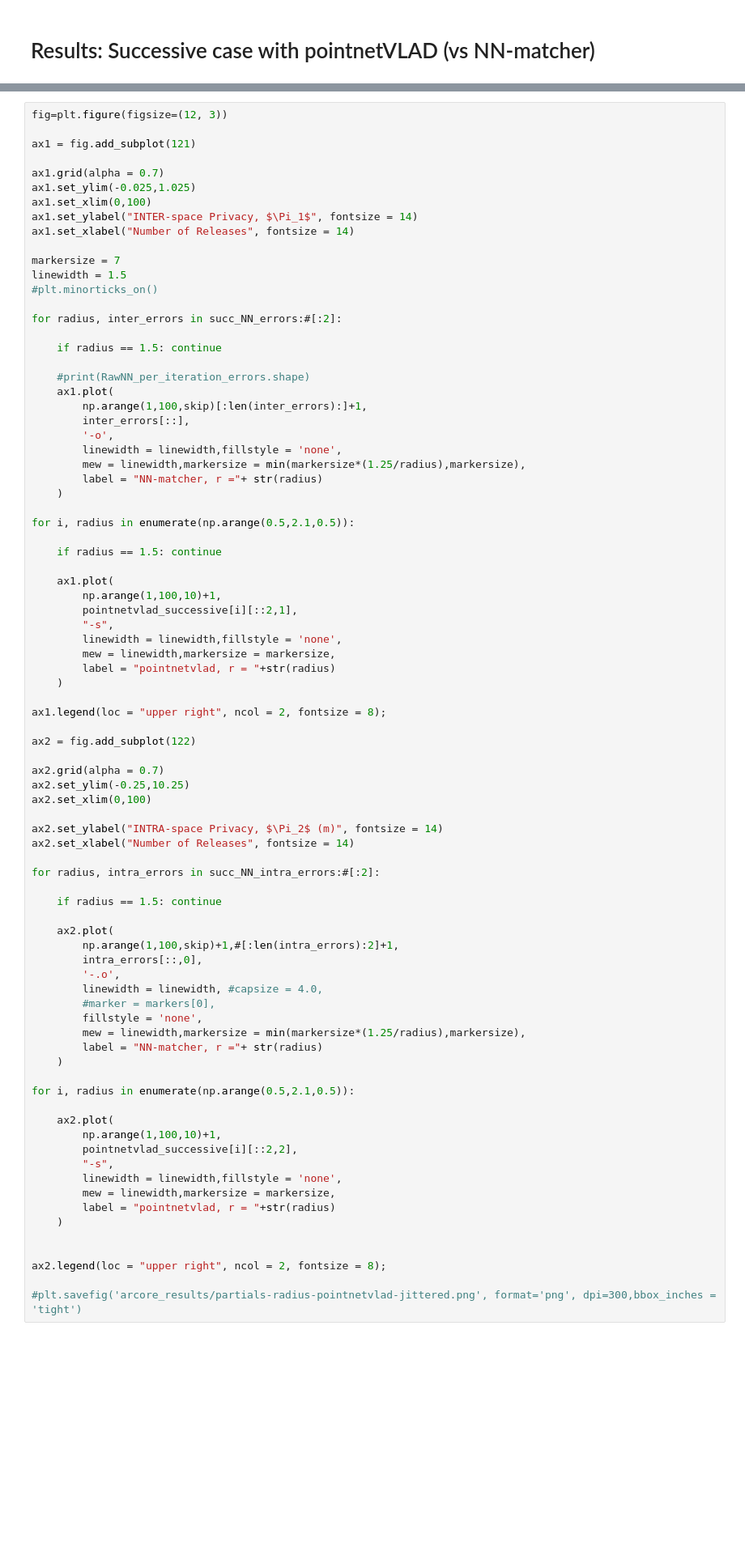
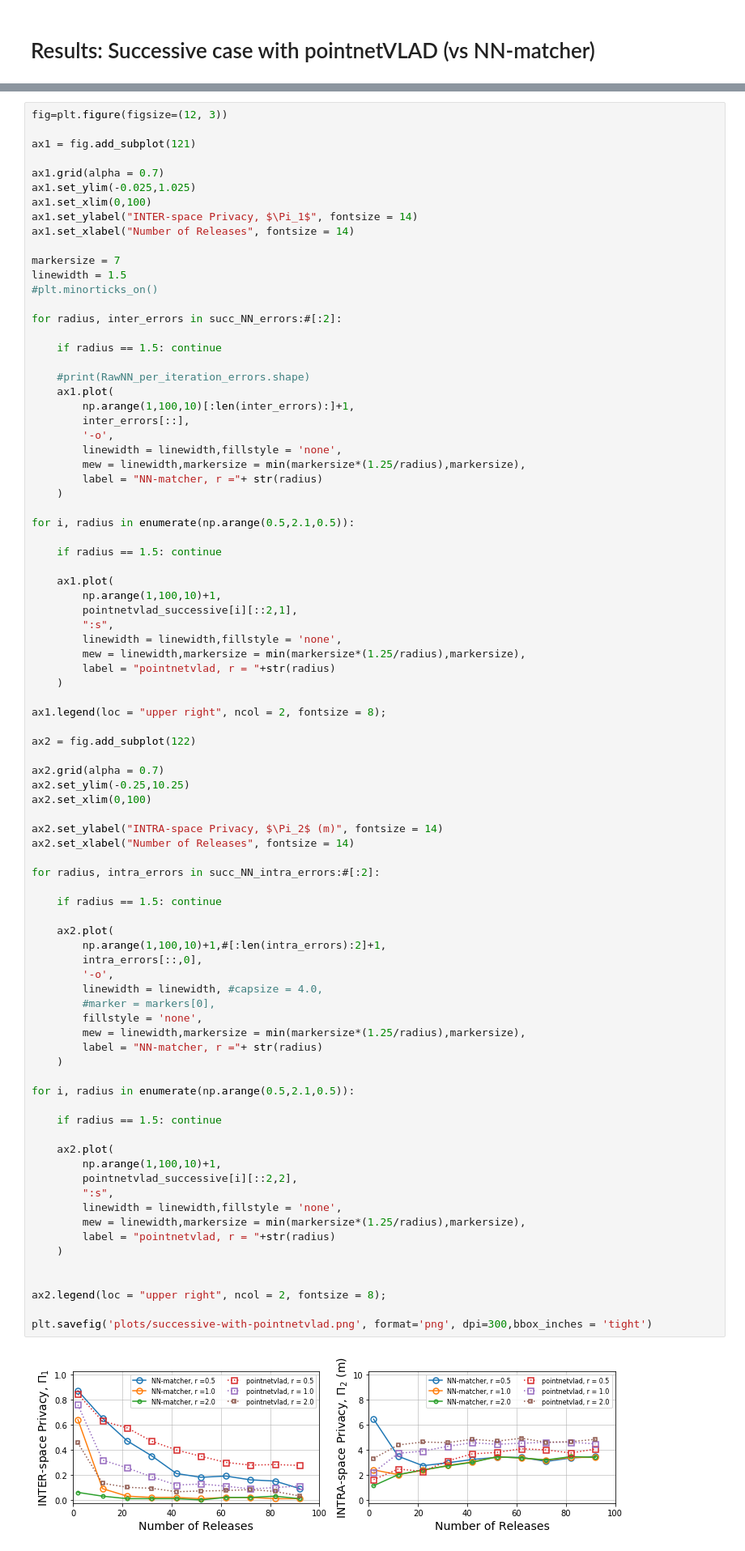
Before and after one commit to spatial-privacy/3d-spatial-privacy, a Jupyter notebook: 03-inference-with-pointnetvlad.ipynb, the cells around one changed output, grey strips where cells are left out. Shown at 81% size. Drawn from its saved outputs; the diff is of its cells as text; blank space fills up the shorter version.

Commit message:
Combined plots.

```diff
--- a/03-inference-with-pointnetvlad.ipynb
+++ b/03-inference-with-pointnetvlad.ipynb
@@ -286,7 +286,7 @@ for radius, inter_errors in succ_NN_errors:#[:2]:
 
     #print(RawNN_per_iteration_errors.shape)
     ax1.plot(
-        np.arange(1,100,skip)[:len(inter_errors):]+1,
+        np.arange(1,100,10)[:len(inter_errors):]+1,
         inter_errors[::],
         '-o',
         linewidth = linewidth,fillstyle = 'none',
@@ -301,9 +301,9 @@ for i, radius in enumerate(np.arange(0.5,2.1,0.5)):
     ax1.plot(
         np.arange(1,100,10)+1,
         pointnetvlad_successive[i][::2,1],
-        "-s",
+        ":s",
         linewidth = linewidth,fillstyle = 'none',
-        mew = linewidth,markersize = markersize,
+        mew = linewidth,markersize = min(markersize*(1.25/radius),markersize),
         label = "pointnetvlad, r = "+str(radius)
     )
 
@@ -316,35 +316,39 @@ ax2.set_ylim(-0.25,10.25)
 ax2.set_xlim(0,100)
 
 ax2.set_ylabel("INTRA-space Privacy, $\Pi_2$ (m)", fontsize = 14)
 ax2.set_xlabel("Number of Releases", fontsize = 14)
 
 for radius, intra_errors in succ_NN_intra_errors:#[:2]:
 
     if radius == 1.5: continue
 
     ax2.plot(
-        np.arange(1,100,skip)+1,#[:len(intra_errors):2]+1,
+        np.arange(1,100,10)+1,#[:len(intra_errors):2]+1,
         intra_errors[::,0],
-        '-.o',
+        '-o',
         linewidth = linewidth, #capsize = 4.0,
         #marker = markers[0],
         fillstyle = 'none',
         mew = linewidth,markersize = min(markersize*(1.25/radius),markersize),
         label = "NN-matcher, r ="+ str(radius)
     )
 
 for i, radius in enumerate(np.arange(0.5,2.1,0.5)):
 
+    if radius == 1.5: continue
+
     ax2.plot(
         np.arange(1,100,10)+1,
         pointnetvlad_successive[i][::2,2],
-        "-s",
+        ":s",
         linewidth = linewidth,fillstyle = 'none',
-        mew = linewidth,markersize = markersize,
+        mew = linewidth,markersize = min(markersize*(1.25/radius),markersize),
         label = "pointnetvlad, r = "+str(radius)
     )
 
 
 ax2.legend(loc = "upper right", ncol = 2, fontsize = 8);
 
-#plt.savefig('arcore_results/partials-radius-pointnetvlad-jittered.png', format='png', dpi=300,bbox_inches = 'tight')
+plt.savefig('plots/successive-with-pointnetvlad.png', format='png', dpi=300,bbox_inches = 'tight')
+# %% [output]
+[figure, added]
```
Also changed, not shown: parts of 2 cells of this notebook, 3 other files.
